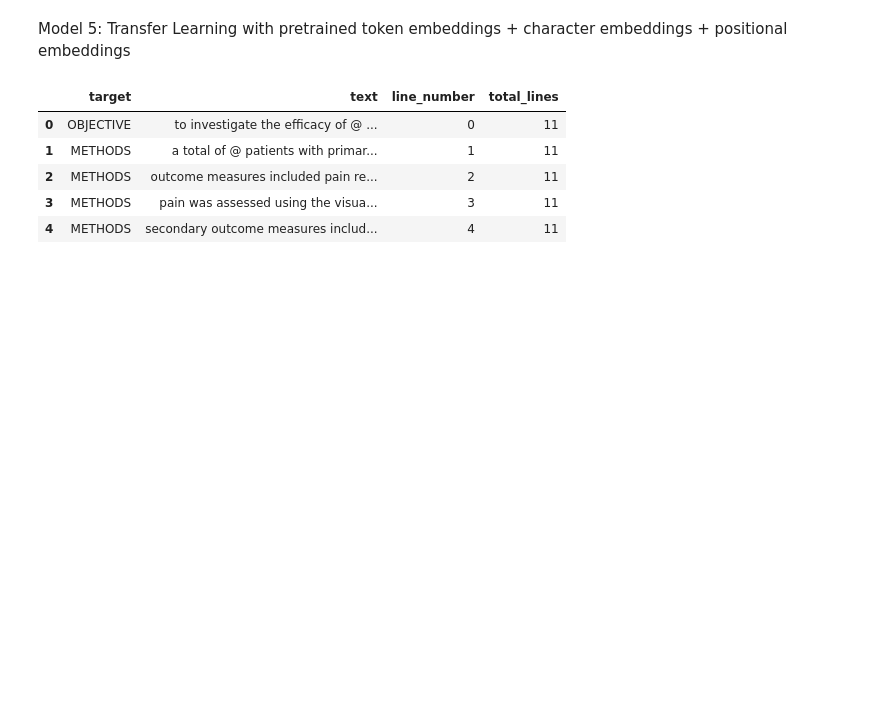
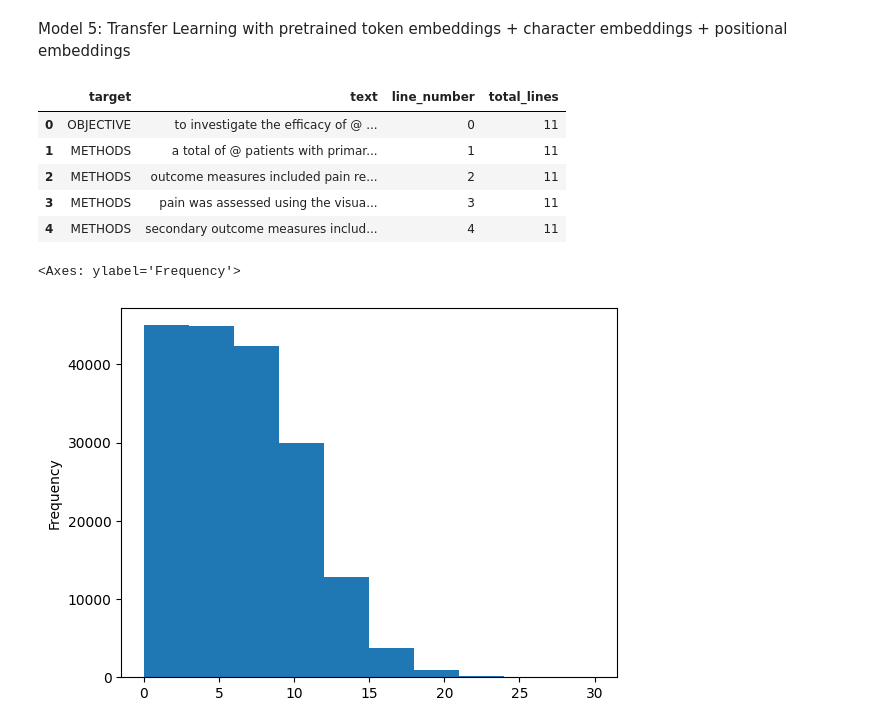
Before and after one commit to KajetanFrackowiak/tensorflow_fundamentals, a Jupyter notebook: 09_SkimLit_nlp_milestone_project_2.ipynb, the cells around one changed output. Cells and saved outputs as stored; diff of their text form; code cells hidden in the pictures; blank space fills up the shorter version.

```diff
--- a/09_SkimLit_nlp_milestone_project_2.ipynb
+++ b/09_SkimLit_nlp_milestone_project_2.ipynb
@@ -867,0 +871,5 @@ train_df.head()
+# %%
+train_df.line_number.plot.hist()
+# %% [output]
+<Axes: ylabel='Frequency'>
+[figure, added]
```
Also changed, not shown: parts of 68 cells of this notebook.
